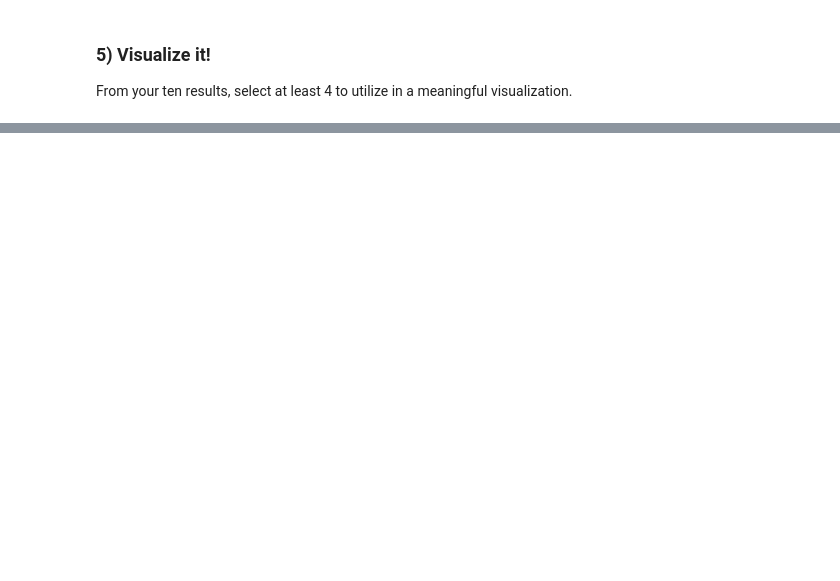
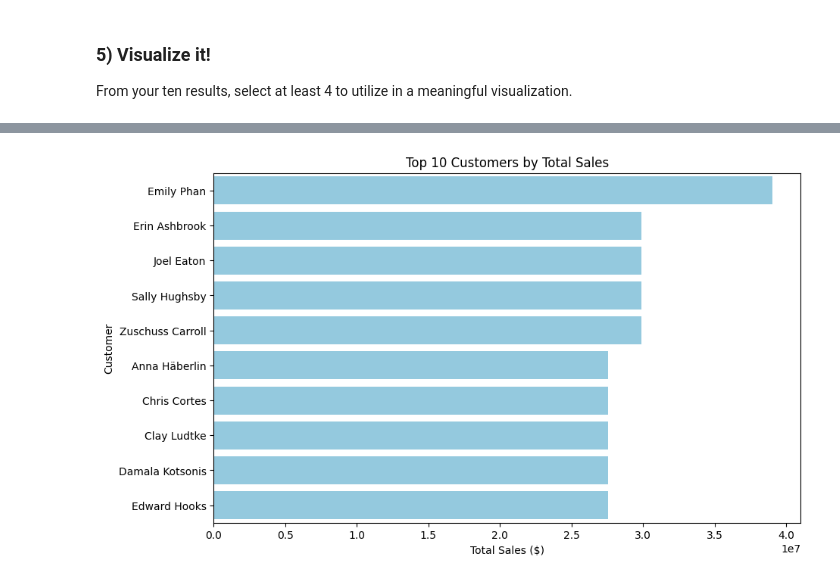
Before and after one commit to eliotjblair/DA_M3_W4_Workflow, a Jupyter notebook: notebooks/superstore_sales_workflow.ipynb, the cells around one changed output, grey strips where cells are left out. Cells and saved outputs as stored; diff of their text form; code cells hidden in the pictures; blank space fills up the shorter version.

Commit message:
Q6-Q10 Answered and Bar charts completed

```diff
--- a/notebooks/superstore_sales_workflow.ipynb
+++ b/notebooks/superstore_sales_workflow.ipynb
@@ -115,14 +115,15 @@ With real data, it is very likely more cleaning and wrangling would be required.
 # %% [markdown]
 ## 3) Build Relational Tables
 # %%
-conn = sqlite3.connect('data/superstore.db')
+conn = sqlite3.connect('../data/superstore.db')
 
-customers_df = df[['Customer ID','Customer Name','customer_category','City','State','Region']].drop_duplicates().rename(columns={
+customers_df = df[['Customer ID','Customer Name','customer_category','City','State','Region','Postal Code']].drop_duplicates().rename(columns={
     'Customer ID':'customer_id',
     'Customer Name':'customer_name',
     'City':'city',
     'State':'state',
-    'Region':'region'
+    'Region':'region',
+    'Postal Code':'postal_code'
 })
 
 products_df = df[['Product ID','Category','Sub-Category','Product Name']].drop_duplicates().rename(columns={
@@ -175,0 +178,13 @@ result2
+# %%
+query2 = """ SELECT
+    c.customer_name,
+    c.customer_id,
+    ROUND(SUM(od.sales), 2) AS total_sales
+FROM order_details od
+JOIN customers c ON c.customer_id = c.customer_id
+GROUP BY c.customer_id, c.customer_name
+ORDER BY total_sales DESC
+LIMIT 10;
+"""
+result2 = pd.read_sql(query2, conn)
+result2
@@ -254,0 +462,15 @@ plt.show()
+# %%
+# Top 10 Customers by Total Sales
+plt.figure(figsize=(10,6))
+sns.barplot(
+    data=result2,
+    x='total_sales',
+    y='customer_name',
+    color='skyblue'
+)
+plt.title('Top 10 Customers by Total Sales')
+plt.xlabel('Total Sales ($)')
+plt.ylabel('Customer')
+plt.show()
+# %% [output]
+[figure, added]
```
Also changed, not shown: parts of 29 cells of this notebook, 1 other file.
